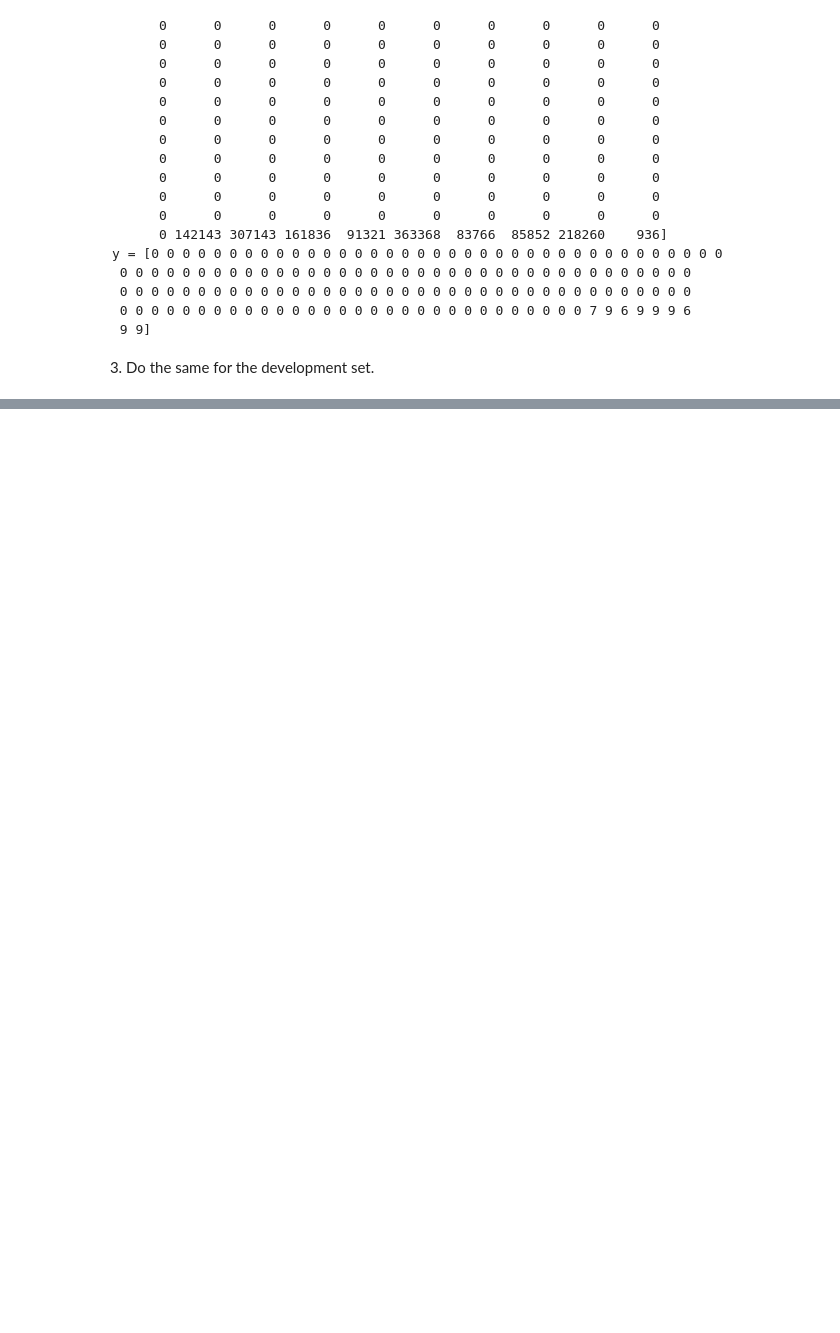
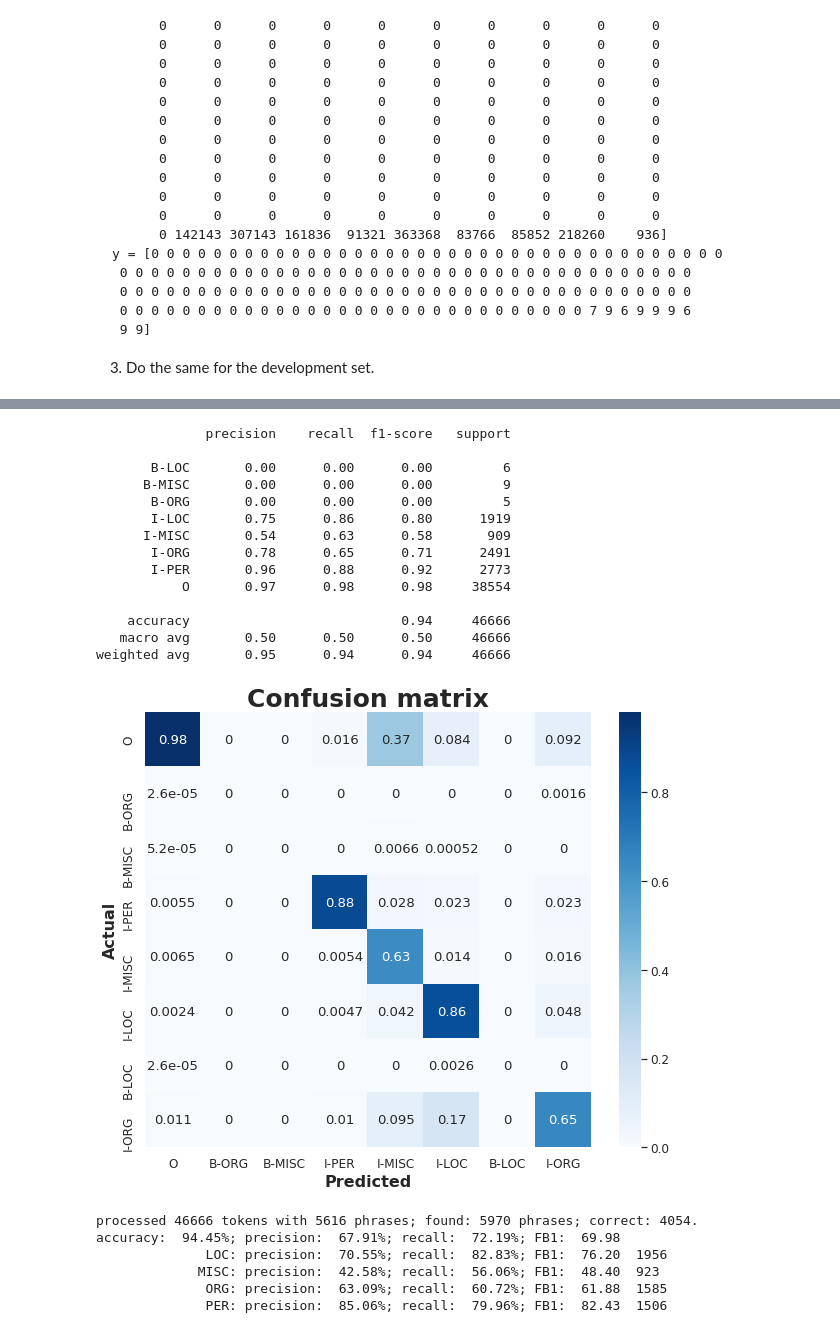
Before and after one commit to Digletto/EDAN95, a Jupyter notebook: lab4/ner.ipynb, the cells around one changed output, grey strips where cells are left out. Drawn from its saved outputs; the diff is of its cells as text; code cells hidden in the pictures; blank space fills up the shorter version.

```diff
--- a/lab4/ner.ipynb
+++ b/lab4/ner.ipynb
@@ -291,0 +377,24 @@ y_pred = model.predict_classes(x_test)
+# %%
+test_model(model)
+# %% [output]
+              precision    recall  f1-score   support
+
+       B-LOC       0.00      0.00      0.00         6
+      B-MISC       0.00      0.00      0.00         9
+       B-ORG       0.00      0.00      0.00         5
+       I-LOC       0.75      0.86      0.80      1919
+      I-MISC       0.54      0.63      0.58       909
+       I-ORG       0.78      0.65      0.71      2491
+       I-PER       0.96      0.88      0.92      2773
+           O       0.97      0.98      0.98     38554
+
+    accuracy                           0.94     46666
+   macro avg       0.50      0.50      0.50     46666
+weighted avg       0.95      0.94      0.94     46666
+[figure, added]
+processed 46666 tokens with 5616 phrases; found: 5970 phrases; correct: 4054.
+accuracy:  94.45%; precision:  67.91%; recall:  72.19%; FB1:  69.98
+              LOC: precision:  70.55%; recall:  82.83%; FB1:  76.20  1956
+             MISC: precision:  42.58%; recall:  56.06%; FB1:  48.40  923
+              ORG: precision:  63.09%; recall:  60.72%; FB1:  61.88  1585
+              PER: precision:  85.06%; recall:  79.96%; FB1:  82.43  1506
```
Also changed, not shown: parts of 21 cells of this notebook.
